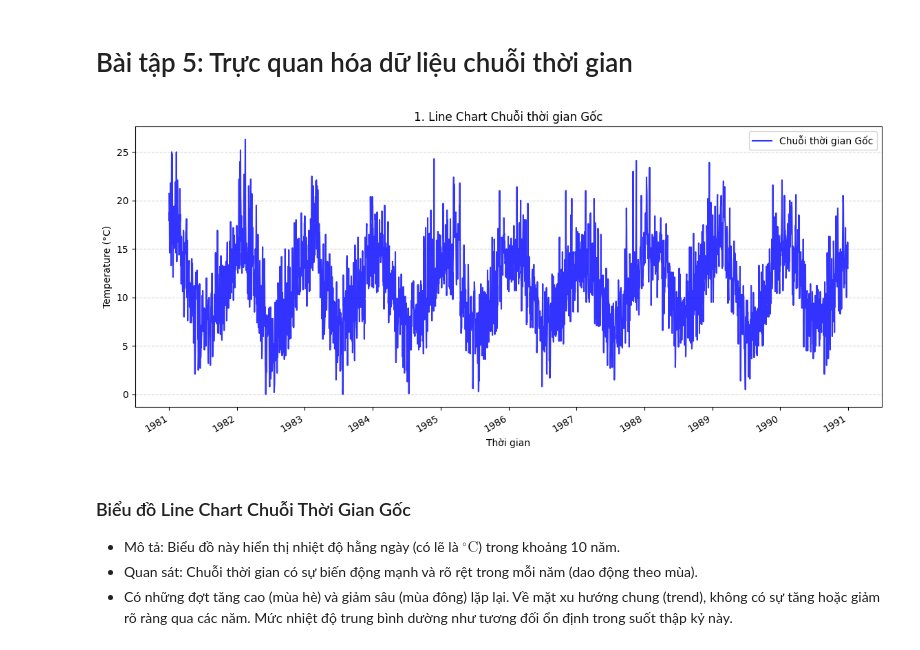
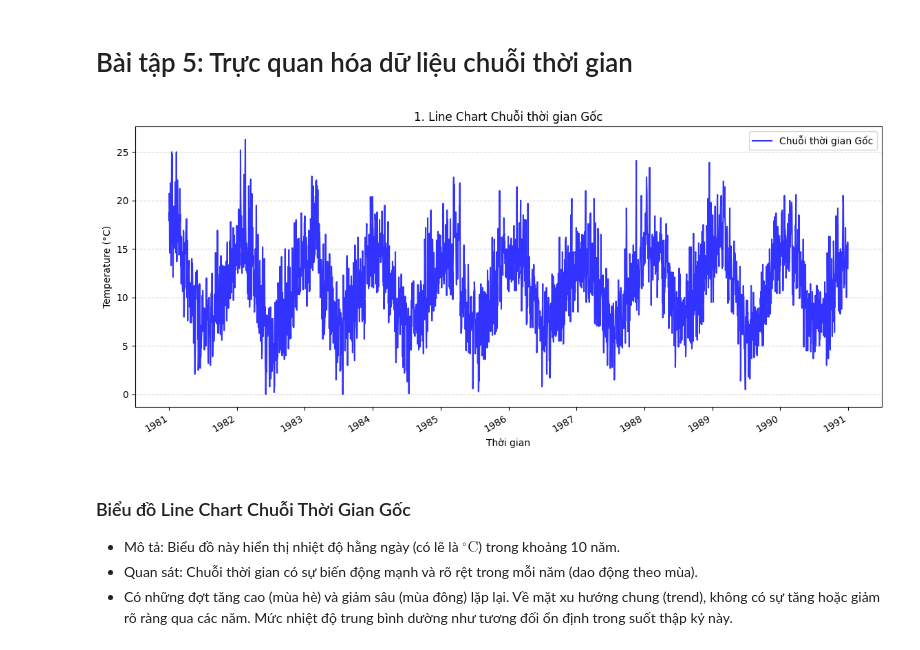
Before and after one commit to 208dongpha/Time-Series, a Jupyter notebook: chapter2/chap2.ipynb, the cells around one changed output. Drawn from its saved outputs; the diff is of its cells as text; code cells hidden in the pictures.

```diff
--- a/chapter2/chap2.ipynb
+++ b/chapter2/chap2.ipynb
@@ -409,18 +437,20 @@ Biểu đồ đã hiển thị sự khác biệt rõ ràng giữa chuỗi gốc
 # %% [markdown]
 # Bài tập 5: Trực quan hóa dữ liệu chuỗi thời gian
+# %%
+df_cleaned = df_series_treated_mean.copy()
 # %%
 # 1. Line chart chuỗi thời gian gốc
 plt.figure(figsize=(14, 6))
 
-df_series.plot(label='Chuỗi thời gian Gốc', color='blue', alpha=0.8)
+df_cleaned.plot(label='Chuỗi thời gian Gốc', color='blue', alpha=0.8)
 
 plt.title('1. Line Chart Chuỗi thời gian Gốc')
 plt.xlabel('Thời gian')
 plt.ylabel('Temperature (°C)')
 plt.legend(loc='best')
 plt.grid(axis='y', linestyle='--', alpha=0.5)
 # %% [output]
-[figure, old version]
+[figure, new version]
 # %% [markdown]
 ### Biểu đồ Line Chart Chuỗi Thời Gian Gốc
 - Mô tả: Biểu đồ này hiển thị nhiệt độ hằng ngày (có lẽ là ${^\circ}\text{C}$) trong khoảng 10 năm.
```
Also changed, not shown: parts of 12 cells of this notebook, 3 other files.
